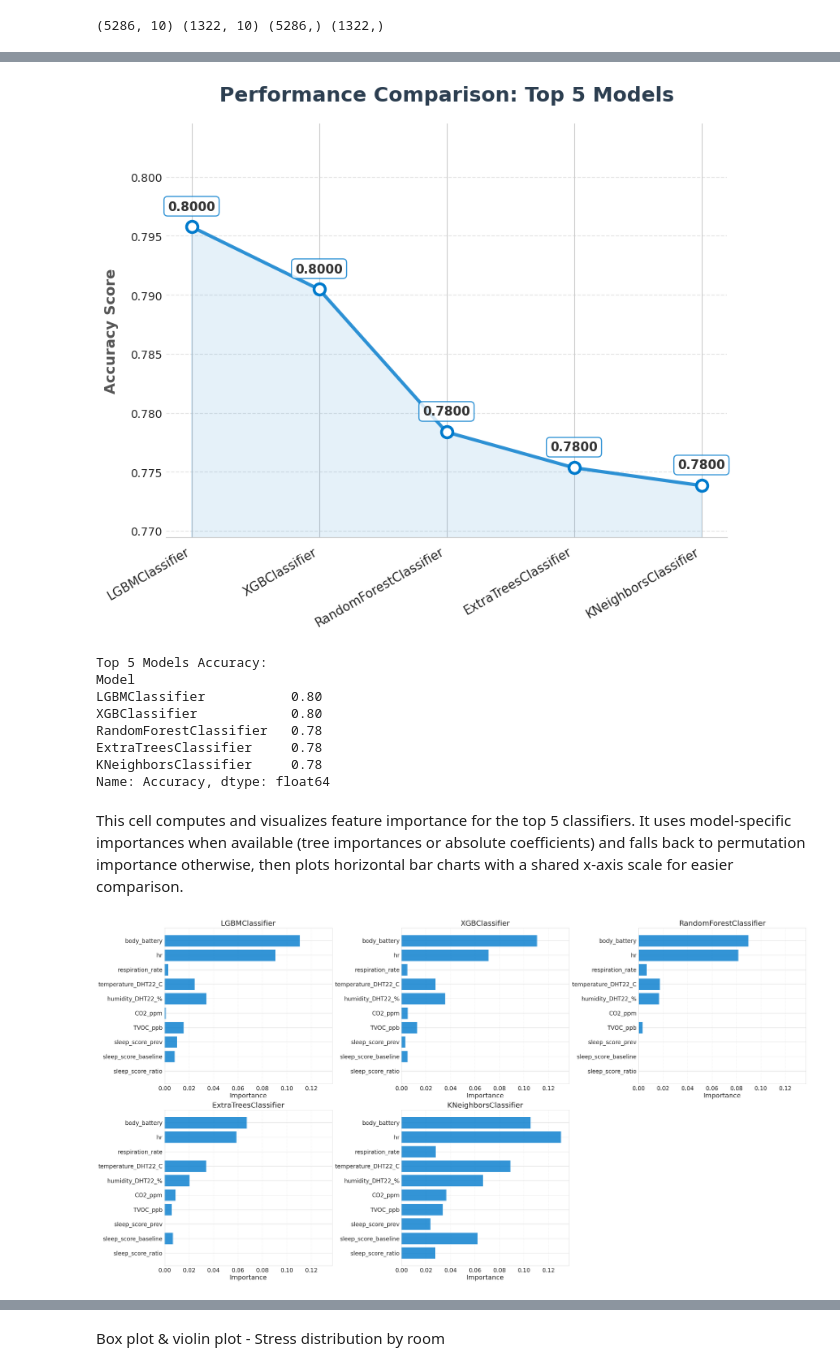
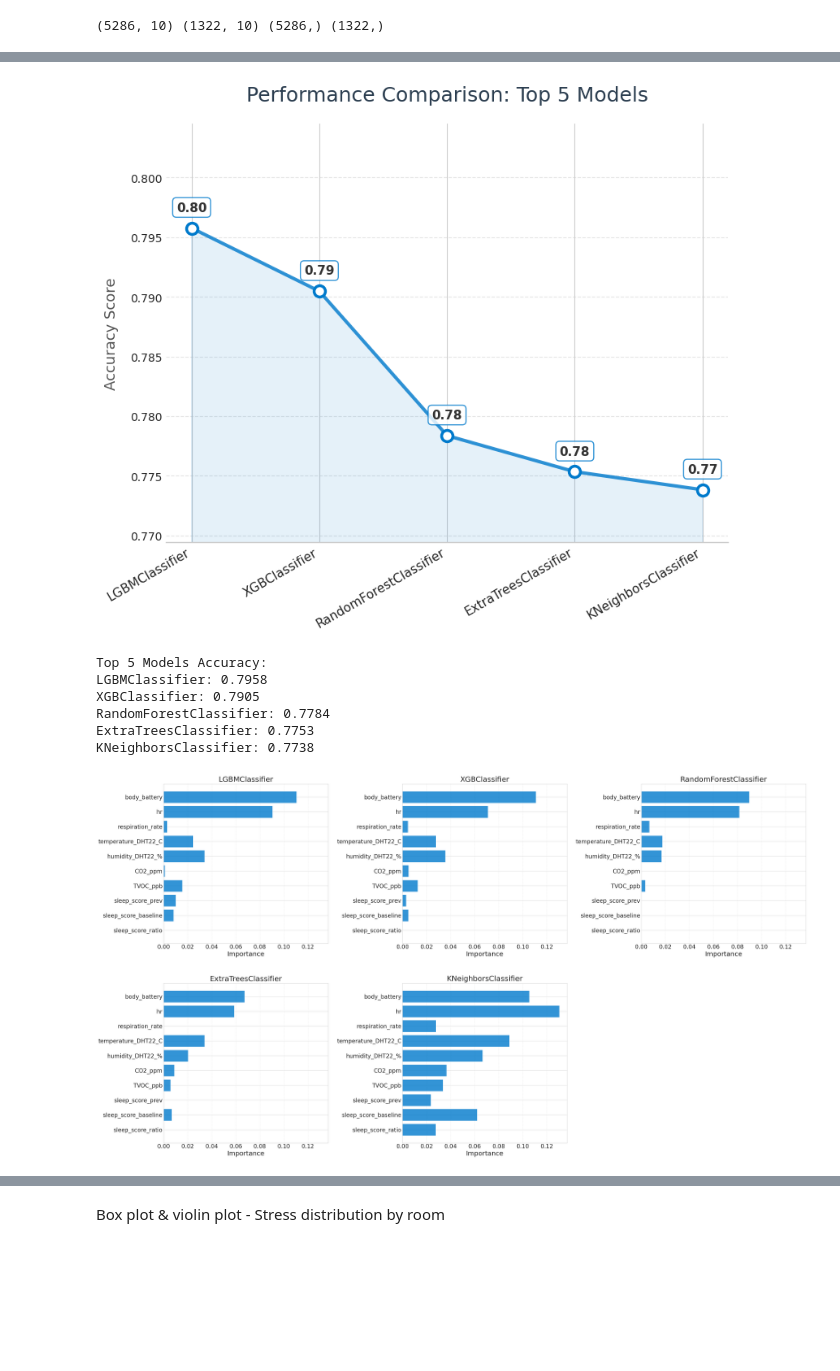
Before and after one commit to ClaudiaGalantino/eda-architecture, a Jupyter notebook: data_analysis/notebooks/model_training_classification.ipynb, the cells around one changed output, grey strips where cells are left out. Saved outputs shown, nothing was run; the diff lists cells and outputs as text; code cells hidden in the pictures; blank space fills up the shorter version.

```diff
--- a/data_analysis/notebooks/model_training_classification.ipynb
+++ b/data_analysis/notebooks/model_training_classification.ipynb
@@ -16,6 +17,7 @@ True
 # %%
 study_df_path = os.getenv("STUDY_DF_PATH")
 sleep_df_path = os.getenv("SLEEP_DF_PATH")
+save_path = os.getenv("SAVE_PATH")
 # %% [markdown]
 Import study/work DataFrame
 # %%
@@ -496,16 +495,6 @@ plt.show()
 # %%
-import matplotlib.pyplot as plt
-import seaborn as sns
-import numpy as np
-import math
-
-def ceil_decimals(value, decimals=2):
-    factor = 10 ** decimals
-    return math.ceil(value * factor) / factor
-
 # Base style configuration
 sns.set_style("whitegrid")
-plt.rcParams['font.family'] = 'sans-serif'
 
 # --- DATA PREPARATION ---
 N = 5
@@ -543,9 +532,8 @@ ax.scatter(range(len(top_N_models)), top_scores.values,
 # --- FORMATTING AND DETAILS ---
 
 for i, acc in enumerate(top_scores.values):
-    rounded_acc = ceil_decimals(acc, 2)
 
-    ax.annotate(f'{rounded_acc:.4f}',
+    ax.annotate(f'{acc:.2f}',
                 xy=(i, acc),
                 xytext=(0, 15),
                 textcoords='offset points',
@@ -555,8 +543,8 @@ for i, acc in enumerate(top_scores.values):
                 color='#333333',
                 bbox=dict(boxstyle="round,pad=0.3", fc="white", ec=main_color, alpha=0.8))
 
-ax.set_title(f'Performance Comparison: Top {N} Models', fontsize=18, fontweight='bold', pad=20, color='#2c3e50')
-ax.set_ylabel('Accuracy Score', fontsize=13, fontweight='bold', labelpad=10, color='#555555')
+ax.set_title(f'Performance Comparison: Top {N} Models', fontsize=18,  pad=20, color='#2c3e50')
+ax.set_ylabel('Accuracy Score', fontsize=13, labelpad=10, color='#555555')
 
 ax.set_xticks(range(len(top_N_models)))
 ax.set_xticklabels(top_N_models, rotation=30, ha='right', fontsize=11)
@@ -572,23 +560,21 @@ ax.grid(axis='y', linestyle='--', alpha=0.5, zorder=0)
 ax.tick_params(axis='y', which='both', length=0)
 
 plt.tight_layout()
+plt.savefig((os.path.join(str(save_path), f'top_{N}_models_accuracy.pdf')), dpi=300, bbox_inches='tight')
 plt.show()
 
 # Print accuracy scores
 print(f"\nTop {N} Models Accuracy:")
-print(top_scores.apply(lambda x: ceil_decimals(x, 2)))
+for model_name, acc in top_scores.items():
+    print(f"{model_name}: {acc:.4f}")
 # %% [output]
-[figure, old version]
+[figure, new version]
 Top 5 Models Accuracy:
-Model
-LGBMClassifier           0.80
-XGBClassifier            0.80
-RandomForestClassifier   0.78
-ExtraTreesClassifier     0.78
-KNeighborsClassifier     0.78
-Name: Accuracy, dtype: float64
+LGBMClassifier: 0.7958
+XGBClassifier: 0.7905
+RandomForestClassifier: 0.7784
+ExtraTreesClassifier: 0.7753
+KNeighborsClassifier: 0.7738
-# %% [markdown]
-This cell computes and visualizes feature importance for the top 5 classifiers. It uses model-specific importances when available (tree importances or absolute coefficients) and falls back to permutation importance otherwise, then plots horizontal bar charts with a shared x-axis scale for easier comparison.
 # %%
 from sklearn.inspection import permutation_importance
 
@@ -600,7 +586,7 @@ top_N_models = scores.head(N).index.tolist()
 sns.set_style("whitegrid")
 plt.rcParams['font.family'] = 'sans-serif'
 
-fig, axes = plt.subplots(2, 3, figsize=(35, 18))
+fig, axes = plt.subplots(2, 3, figsize=(35, 19))
 axes = axes.flatten()
 
 title_size = 26
@@ -615,32 +601,34 @@ for idx, model_name in enumerate(top_N_models):
     # Get the trained models
     model = clf.models[model_name]
     # Compute feature importance
     if hasattr(model, "feature_importances_"):
         importances = model.feature_importances_
     elif hasattr(model, "coef_"):
         importances = np.abs(model.coef_[0])
     else:
 
         result = permutation_importance(model, X_test, y_test, n_repeats=10, random_state=42)
         importances = result.importances_mean
 
     all_importances.append(importances)
     axes[idx].barh(FEATURES, importances, color=bar_color, alpha=0.8)
     axes[idx].set_title(model_name, fontsize=title_size, pad=8)
     axes[idx].set_xlabel("Importance", fontsize=label_size)
     axes[idx].tick_params(axis='both', labelsize=tick_size)
     axes[idx].grid(axis='x', linestyle='--', alpha=0.4)
     axes[idx].invert_yaxis()
 
 if all_importances:
     max_importance = np.max(np.concatenate(all_importances))
     for ax in axes[:len(top_N_models)]:
         ax.set_xlim(0, max_importance * 1.05)
 
 axes[5].set_visible(False)
 
 plt.tight_layout()
+plt.subplots_adjust(hspace=0.25, wspace=0.45)
+plt.savefig((os.path.join(str(save_path), f'top_{N}_models_feature_importance.pdf')), dpi=300, bbox_inches='tight')
 plt.show()
 # %% [output]
-[figure, old version]
+[figure, new version]
 # %%
```
Also changed, not shown: parts of 23 cells of this notebook, 1 other file.
